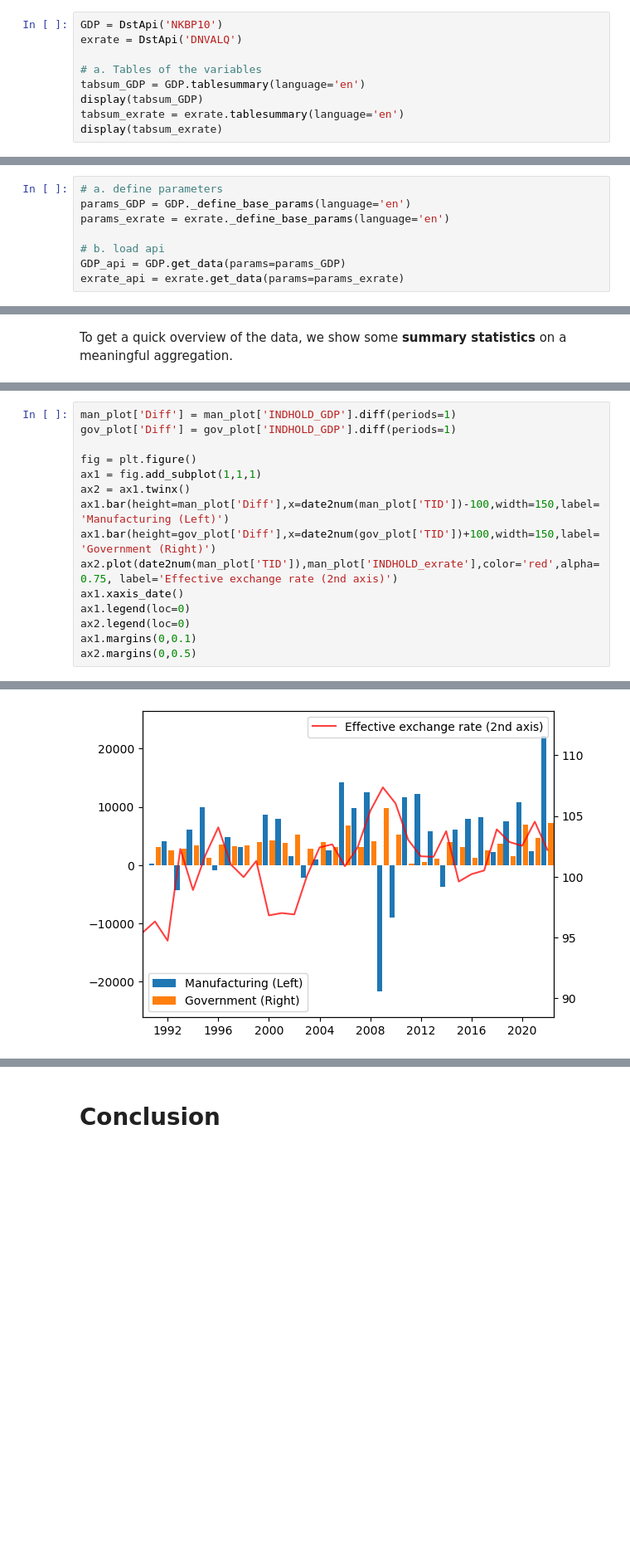
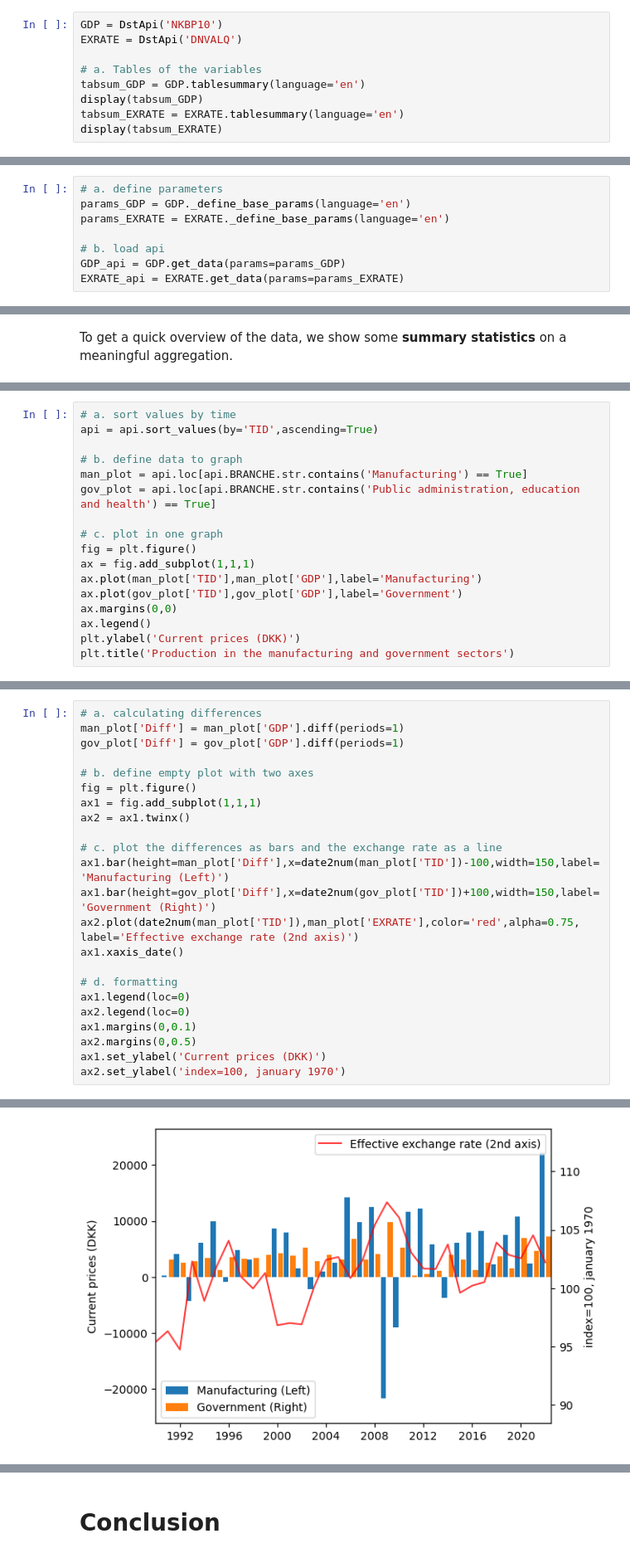
Before and after one commit to NumEconCopenhagen/projects-2023-jacob-per, a Jupyter notebook: dataproject/dataproject.ipynb, the cells around one changed output, grey strips where cells are left out. Shown: that part at 83% size. Drawn from its saved outputs; the diff is of its cells as text; blank space fills up the shorter version.

```diff
--- a/dataproject/dataproject.ipynb
+++ b/dataproject/dataproject.ipynb
@@ -33,13 +28,13 @@ The autoreload extension is already loaded. To reload it, use:
 **We import data from Statistics Denmark regarding production divided between industries and data regarding the effective exchange rate of the DKK**
 # %%
 GDP = DstApi('NKBP10')
-exrate = DstApi('DNVALQ')
+EXRATE = DstApi('DNVALQ')
 
 # a. Tables of the variables
 tabsum_GDP = GDP.tablesummary(language='en')
 display(tabsum_GDP)
-tabsum_exrate = exrate.tablesummary(language='en')
-display(tabsum_exrate)
+tabsum_EXRATE = EXRATE.tablesummary(language='en')
+display(tabsum_EXRATE)
 # %% [output]
 Table NKBP10: 1-2.1.1 Production
 and  generation of income (10a3-grouping) by transaction, industry, price unit, seasonal adjustment and time
@@ -155,10 +150,10 @@ Tid:
 # %%
 # a. define parameters
 params_GDP = GDP._define_base_params(language='en')
-params_exrate = exrate._define_base_params(language='en')
+params_EXRATE = EXRATE._define_base_params(language='en')
 
 # b. load api
 GDP_api = GDP.get_data(params=params_GDP)
-exrate_api = exrate.get_data(params=params_exrate)
+EXRATE_api = EXRATE.get_data(params=params_EXRATE)
 # %%
 # a. left join data by TID
@@ -216,0 +215,17 @@ ax.margins(0,0)
+# %%
+# a. sort values by time
+api = api.sort_values(by='TID',ascending=True)
+
+# b. define data to graph
+man_plot = api.loc[api.BRANCHE.str.contains('Manufacturing') == True]
+gov_plot = api.loc[api.BRANCHE.str.contains('Public administration, education and health') == True]
+
+# c. plot in one graph
+fig = plt.figure()
+ax = fig.add_subplot(1,1,1)
+ax.plot(man_plot['TID'],man_plot['GDP'],label='Manufacturing')
+ax.plot(gov_plot['TID'],gov_plot['GDP'],label='Government')
+ax.margins(0,0)
+ax.legend()
+plt.ylabel('Current prices (DKK)')
+plt.title('Production in the manufacturing and government sectors')
@@ -217,18 +235,26 @@ ax.margins(0,0)
 # %%
-man_plot['Diff'] = man_plot['INDHOLD_GDP'].diff(periods=1)
-gov_plot['Diff'] = gov_plot['INDHOLD_GDP'].diff(periods=1)
+# a. calculating differences
+man_plot['Diff'] = man_plot['GDP'].diff(periods=1)
+gov_plot['Diff'] = gov_plot['GDP'].diff(periods=1)
 
+# b. define empty plot with two axes
 fig = plt.figure()
 ax1 = fig.add_subplot(1,1,1)
 ax2 = ax1.twinx()
+
+# c. plot the differences as bars and the exchange rate as a line
 ax1.bar(height=man_plot['Diff'],x=date2num(man_plot['TID'])-100,width=150,label='Manufacturing (Left)')
 ax1.bar(height=gov_plot['Diff'],x=date2num(gov_plot['TID'])+100,width=150,label='Government (Right)')
-ax2.plot(date2num(man_plot['TID']),man_plot['INDHOLD_exrate'],color='red',alpha=0.75, label='Effective exchange rate (2nd axis)')
+ax2.plot(date2num(man_plot['TID']),man_plot['EXRATE'],color='red',alpha=0.75, label='Effective exchange rate (2nd axis)')
 ax1.xaxis_date()
+
+# d. formatting
 ax1.legend(loc=0)
 ax2.legend(loc=0)
 ax1.margins(0,0.1)
 ax2.margins(0,0.5)
+ax1.set_ylabel('Current prices (DKK)')
+ax2.set_ylabel('index=100, january 1970')
 # %% [output]
 A value is trying to be set on a copy of a slice from a DataFrame.
 Try using .loc[row_indexer,col_indexer] = value instead
@@ -243 +270 @@ See the caveats in the documentation: https://pandas.pydata.org/pandas-docs/stab
-[figure, old version]
+[figure, new version]
```
Also changed, not shown: parts of 18 cells of this notebook.
